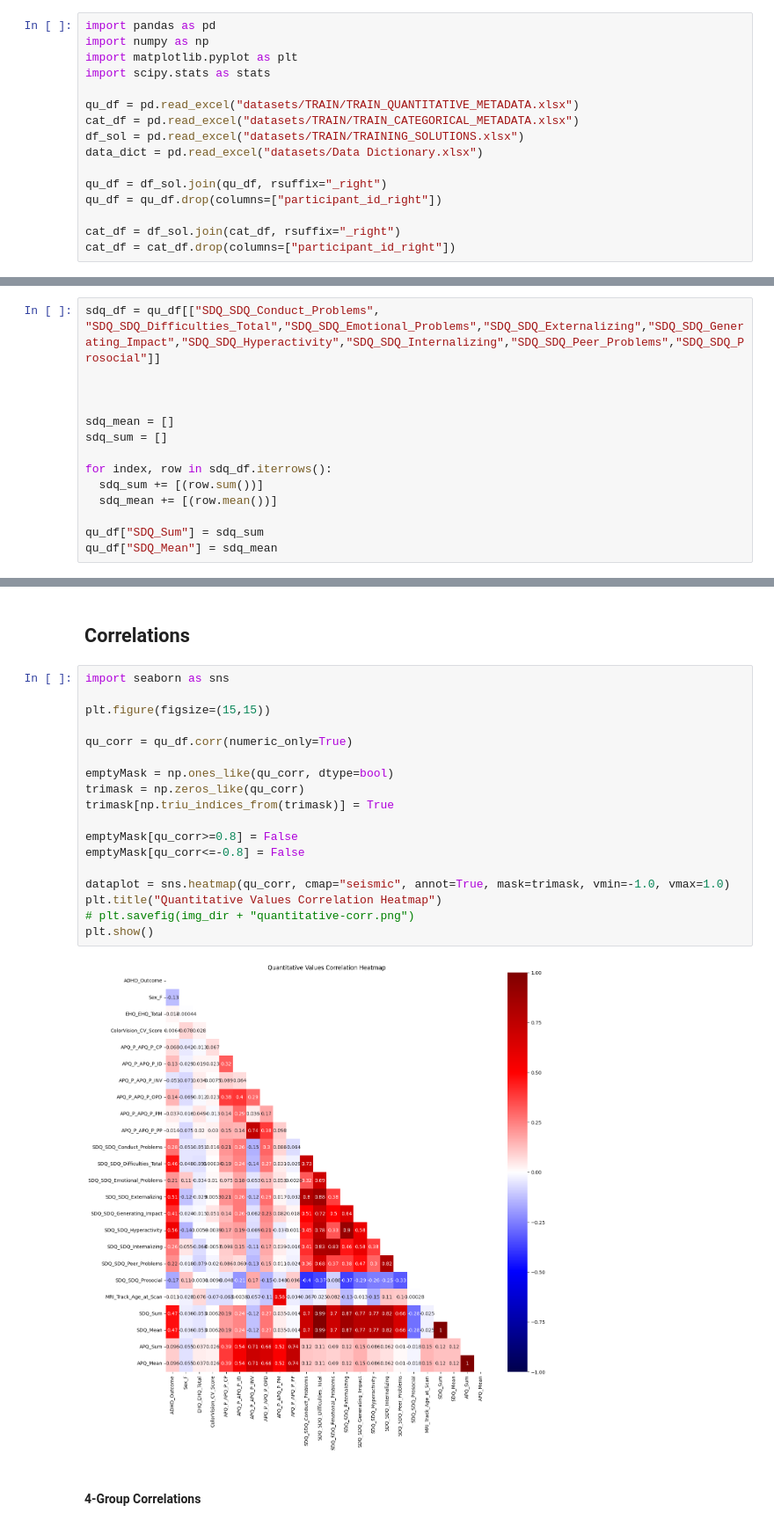
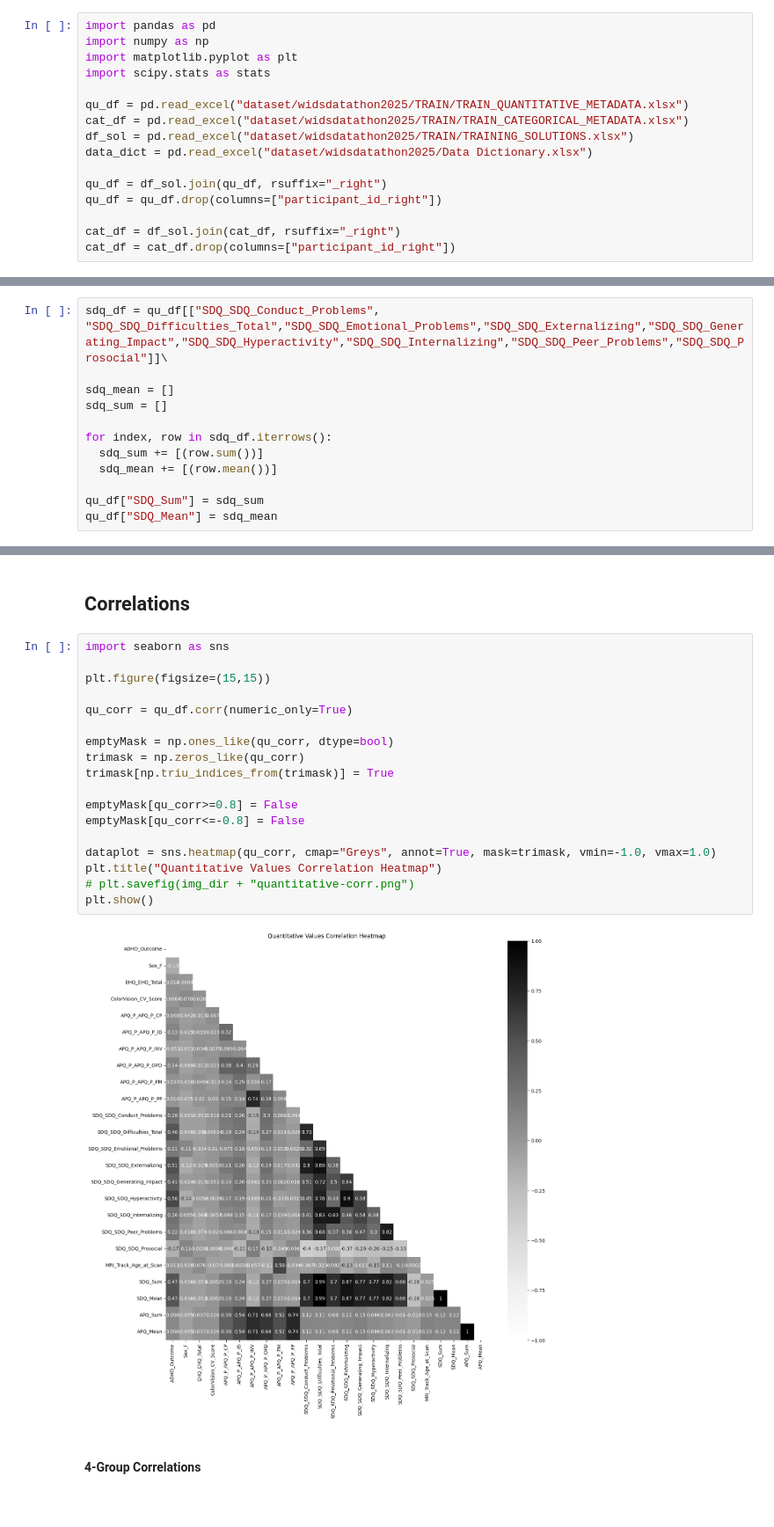
Before and after one commit to arshiin/wids2025, a Jupyter notebook: data-exploration-brooke.ipynb, the cells around one changed output, grey strips where cells are left out. Shown at 88% size. Saved outputs shown, nothing was run; the diff lists cells and outputs as text.

```diff
--- a/data-exploration-brooke.ipynb
+++ b/data-exploration-brooke.ipynb
@@ -12,10 +12,10 @@ import numpy as np
 import matplotlib.pyplot as plt
 import scipy.stats as stats
 
-qu_df = pd.read_excel("datasets/TRAIN/TRAIN_QUANTITATIVE_METADATA.xlsx")
-cat_df = pd.read_excel("datasets/TRAIN/TRAIN_CATEGORICAL_METADATA.xlsx")
-df_sol = pd.read_excel("datasets/TRAIN/TRAINING_SOLUTIONS.xlsx")
-data_dict = pd.read_excel("datasets/Data Dictionary.xlsx")
+qu_df = pd.read_excel("dataset/widsdatathon2025/TRAIN/TRAIN_QUANTITATIVE_METADATA.xlsx")
+cat_df = pd.read_excel("dataset/widsdatathon2025/TRAIN/TRAIN_CATEGORICAL_METADATA.xlsx")
+df_sol = pd.read_excel("dataset/widsdatathon2025/TRAIN/TRAINING_SOLUTIONS.xlsx")
+data_dict = pd.read_excel("dataset/widsdatathon2025/Data Dictionary.xlsx")
 
 qu_df = df_sol.join(qu_df, rsuffix="_right")
 qu_df = qu_df.drop(columns=["participant_id_right"])
@@ -79,9 +103,7 @@ False           False         False  False          False                 False
                                                                                                                                                                                                          ...
 Name: count, dtype: int64
 # %%
-sdq_df = qu_df[["SDQ_SDQ_Conduct_Problems", "SDQ_SDQ_Difficulties_Total","SDQ_SDQ_Emotional_Problems","SDQ_SDQ_Externalizing","SDQ_SDQ_Generating_Impact","SDQ_SDQ_Hyperactivity","SDQ_SDQ_Internalizing","SDQ_SDQ_Peer_Problems","SDQ_SDQ_Prosocial"]]
-
-
+sdq_df = qu_df[["SDQ_SDQ_Conduct_Problems", "SDQ_SDQ_Difficulties_Total","SDQ_SDQ_Emotional_Problems","SDQ_SDQ_Externalizing","SDQ_SDQ_Generating_Impact","SDQ_SDQ_Hyperactivity","SDQ_SDQ_Internalizing","SDQ_SDQ_Peer_Problems","SDQ_SDQ_Prosocial"]]\
 
 sdq_mean = []
 sdq_sum = []
@@ -109,23 +131,23 @@ qu_df["APQ_Mean"] = apq_mean
 # %%
 import seaborn as sns
 
 plt.figure(figsize=(15,15))
 
 qu_corr = qu_df.corr(numeric_only=True)
 
 emptyMask = np.ones_like(qu_corr, dtype=bool)
 trimask = np.zeros_like(qu_corr)
 trimask[np.triu_indices_from(trimask)] = True
 
 emptyMask[qu_corr>=0.8] = False
 emptyMask[qu_corr<=-0.8] = False
 
-dataplot = sns.heatmap(qu_corr, cmap="seismic", annot=True, mask=trimask, vmin=-1.0, vmax=1.0)
+dataplot = sns.heatmap(qu_corr, cmap="Greys", annot=True, mask=trimask, vmin=-1.0, vmax=1.0)
 plt.title("Quantitative Values Correlation Heatmap")
 # plt.savefig(img_dir + "quantitative-corr.png")
 plt.show()
 # %% [output]
-[figure, old version]
+[figure, new version]
 # %% [markdown]
 #### 4-Group Correlations
 # %%
```
Also changed, not shown: parts of 21 cells of this notebook, 2 other files.
